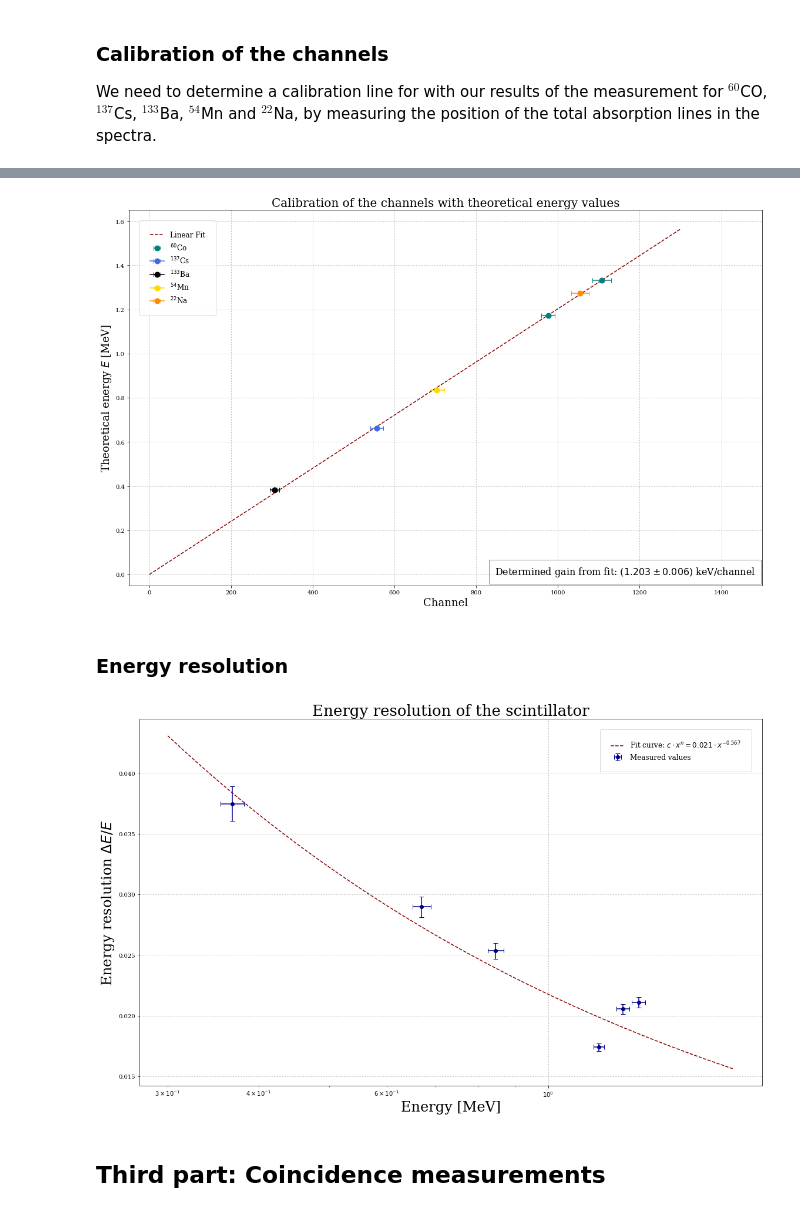
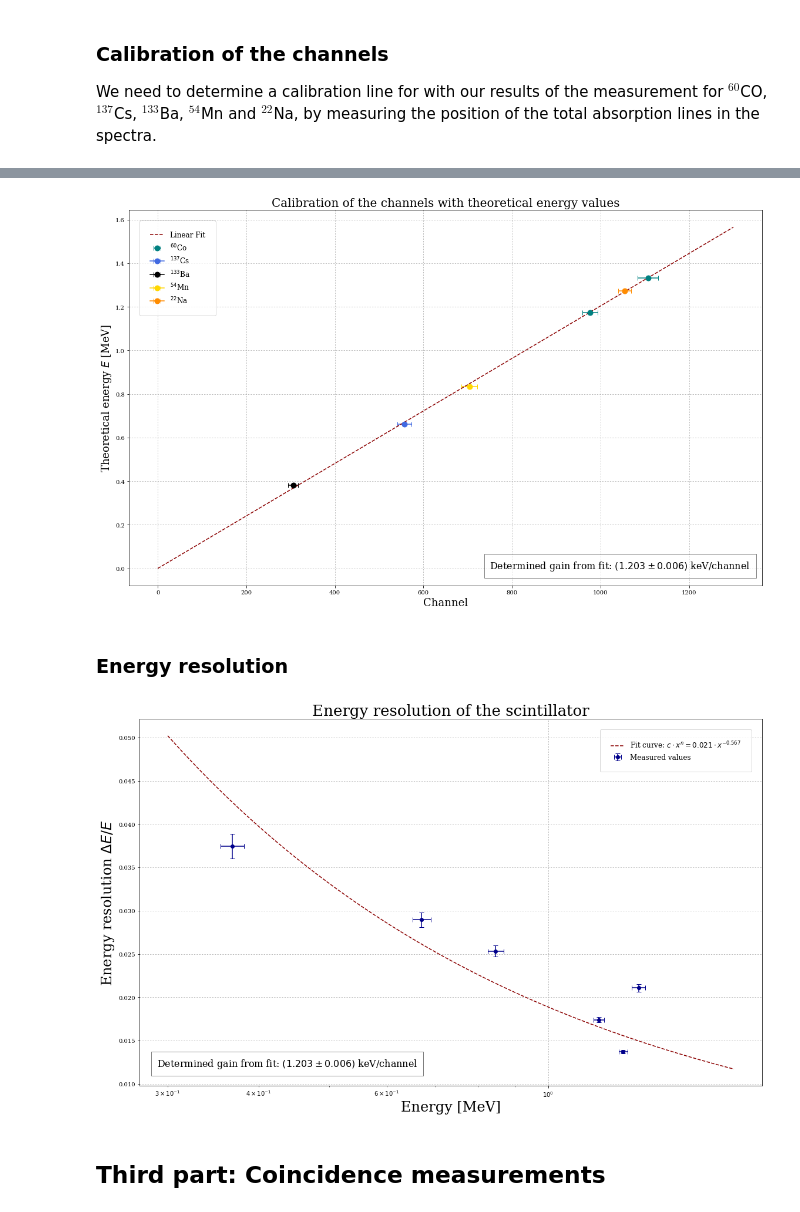
Before and after one commit to mathieukaltschmidt/FP-physics-lab-course, a Jupyter notebook: F82 Coincidence Spektrometer/Python/F82.ipynb, the cells around one changed output, grey strips where cells are left out. Drawn from its saved outputs; the diff is of its cells as text; code cells hidden in the pictures.

```diff
--- a/F82 Coincidence Spektrometer/Python/F82.ipynb
+++ b/F82 Coincidence Spektrometer/Python/F82.ipynb
@@ -114,9 +180,21 @@ plt.savefig('Plots/Mn54.pdf')
-# %%
-#relevant DATA from plot
-peak_Mn = 704
-fwhm_Mn = 42
 # %% [markdown]
 ### $^{22}$Na spectrum
+# %%
+#relevant DATA
+peaks_Na = np.array([1054]) * conv
+fwhm_Na = np.array([51]) * conv
+
+#Gamma peak
+gamma_Na = 0.527
+fwhm_Na = 0.041
+
+#X-ray of lead
+peakNa_Pb = 0.086
+fwhmNa_Pb = 0.015
+
+#Compton edge
+compton_Na = [0.196, 0.333, 1.02]
+compton_Na_err = [0.048, 0.012, 0.02]
 # %%
 na_counts  = np.loadtxt(r'DATA/Gamma-spectra/Na22.txt', unpack=True)
 
@@ -136,16 +222,12 @@ plt.savefig('Plots/Na22.pdf')
-# %%
-#relevant DATA from plot
-peak_Na = 1054
-fwhm_Na = 51
 # %% [markdown]
 ### Calibration of the channels
 We need to determine a calibration line for with our results of the measurement for  $^{60}$CO, $^{137}$Cs, $^{133}$Ba, $^{54}$Mn and $^{22}$Na, by measuring the position of the total absorption lines in the spectra.
 # %%
 #Looking for the peaks in our measured spectra. Order: Co, Co, Cs, Mn, Na
-channels2 = np.array([peaks_Co[0], peaks_Co[1], peak_Cs, peak_Ba, peak_Mn, peak_Na])
+channels2 = np.array([peaks_Co[0], peaks_Co[1], peaks_Cs, peaks_Ba, peaks_Mn, peaks_Na]) / conv
 
 #Standard deviation from FWHM
-channels2_err = np.array([fwhm_Co[0], fwhm_Co[1], fwhm_Cs, fwhm_Ba, fwhm_Mn, fwhm_Na]/(2*np.sqrt(2*np.log(2))))
+channels2_err = np.array([fwhm_Co[0], fwhm_Co[1], fwhm_Cs, fwhm_Ba, fwhm_Mn, fwhm_Na]/(2*np.sqrt(2*np.log(2)))) / conv
 
 #Theoretical values from script
 energies_theo = np.array([1.17323, 1.33248, 0.6616, 0.382 , 0.8353, 1.2746]) #MeV
@@ -174,11 +256,10 @@ plt.plot(fitrange, linear(fitrange, *popt), color = 'darkred', ls = '--', label
 plt.title('Calibration of the channels with theoretical energy values', size = 20)
 plt.xlabel('Channel', size = 18)
 plt.ylabel('Theoretical energy $E $ [MeV]', size = 18)
-plt.xlim(-50,1500)
-plt.ylim(-0.05,1.65)
+
 
 plt.legend(frameon=True,fontsize='large', borderpad=1.5, borderaxespad=1.5,loc='best')
-plt.text(845,2e-5, "Determined gain from fit: $ (1.203 \pm 0.006)$ keV/channel",bbox={'facecolor':'white', 'alpha':0.5, 'pad':10},size=16)
+plt.text(750,2e-5, "Determined gain from fit: $ (1.203 \pm 0.006)$ keV/channel",bbox={'facecolor':'white', 'alpha':0.5, 'pad':10},size=16)
 
 plt.grid(ls='dotted')
 
@@ -186,7 +267,7 @@ plt.grid(ls='dotted')
 plt.tight_layout()
 plt.savefig('Plots/calibration.pdf', format='PDF')
 # %% [output]
-[figure, old version]
+[figure, new version]
 # %% [markdown]
 ### Energy resolution
 # %%
@@ -213,25 +294,25 @@ popt2,pcov2 = curve_fit(powerlaw, E, E_res, sigma=E_res_err)
 # %%
 newrange = np.linspace(0.3,1.8,100)
 
 #Plotting the result
-plt.plot(testrange,powerlaw(testrange,*popt2), color = 'darkred', ls = '--', label = 'Fit curve: $c\cdot x^n = 0.021 \cdot x^{-0.567}$')
+plt.plot(newrange,powerlaw(newrange,*popt2), color = 'darkred', ls = '--', label = 'Fit curve: $c\cdot x^n = 0.021 \cdot x^{-0.567}$')
 plt.errorbar(E, E_res, xerr = dE, yerr = E_res_err, color = 'darkblue', marker = 'o', ls = ' ', label = 'Measured values')
 plt.title('Energy resolution of the scintillator', size = 26)
 plt.xlabel('Energy [MeV]', size = 24)
 plt.xticks([0.3, 0.4, 0.6, 1.0],['0.3', '0.4', '0.6', '1.0'])
 plt.ylabel(r'Energy resolution $\Delta E/E$', size = 24)
 plt.xscale('log')
 plt.grid(ls='dotted')
 
 plt.legend(frameon=True,fontsize='large', borderpad=1.5, borderaxespad=1.5,loc='best')
-#plt.text(845,2e-5, "Determined gain from fit: $ (1.203 \pm 0.006)$ keV/channel",bbox={'facecolor':'white', 'alpha':0.5, 'pad':10},size=16)
+plt.text(0.29,0.012, "Determined gain from fit: $ (1.203 \pm 0.006)$ keV/channel",bbox={'facecolor':'white', 'alpha':0.5, 'pad':10},size=16)
 
 
 
 #Saving the result
 plt.tight_layout()
 plt.savefig('Plots/energy_resolution.pdf', format='PDF')
 # %% [output]
-[figure, old version]
+[figure, new version]
 # %% [markdown]
 ## Third part: Coincidence measurements
```
Also changed, not shown: parts of 32 cells of this notebook, 44 other files.
